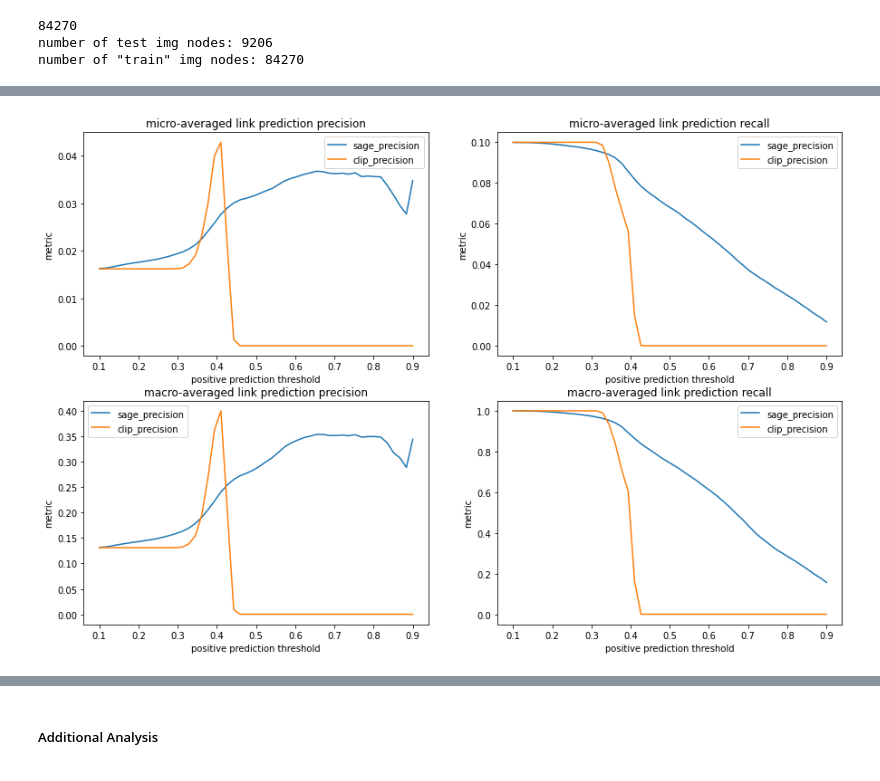
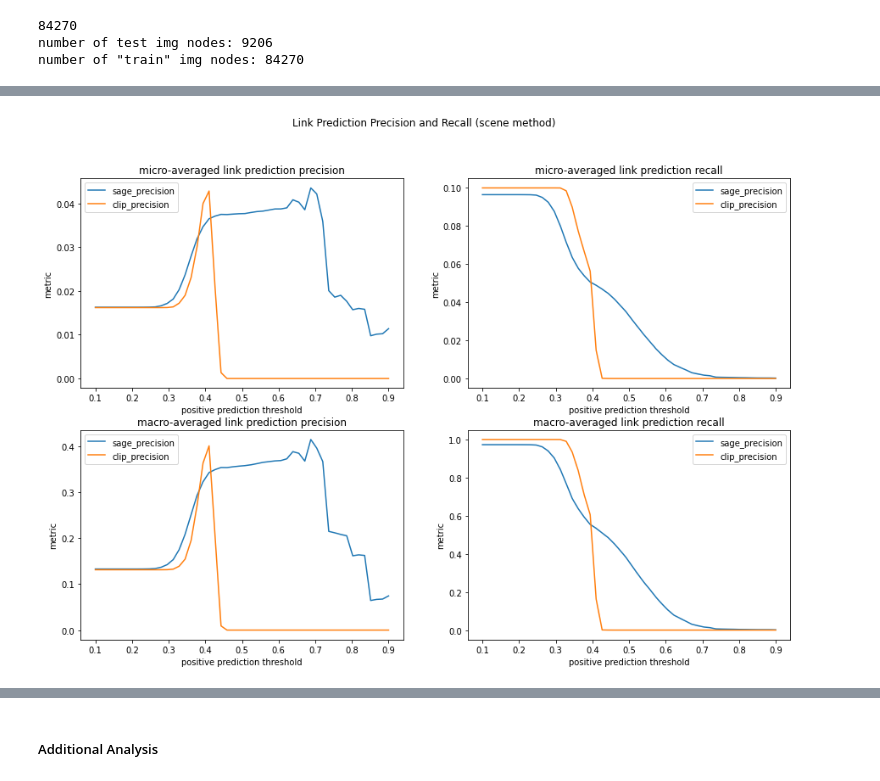
Before and after one commit to tanyanaheta/capstone-mmkg, a Jupyter notebook: notebooks/validation_exp_all.ipynb, the cells around one changed output, grey strips where cells are left out. Cells and saved outputs as stored; diff of their text form; code cells hidden in the pictures.

```diff
--- a/notebooks/validation_exp_all.ipynb
+++ b/notebooks/validation_exp_all.ipynb
@@ -305,8 +312,9 @@ Using GPU
 # %% [markdown]
 ## Select reconnection method
 # %%
-#reconnection_method = 'scene'
-reconnection_method = 'cosine'
+reconnection_method = 'scene'
+#reconnection_method = 'cosine'
+#reconnection_method = 'self'
 # %% [markdown]
 ## Graph Training
 # %%
@@ -543,8 +534,9 @@ if reconnection_method == 'scene':
 # %% [markdown]
 #### Add Edges to Eval Subgraph
 # %%
-edge_data = {'_ID': torch.arange(torch.max(eval_subgraph.edata['_ID'])+1, torch.max(eval_subgraph.edata['_ID'])+1+len(u), dtype=torch.int64).to(device)}
-eval_subgraph.add_edges(torch.LongTensor(u).to(device), torch.LongTensor(v).to(device), data=edge_data)
+if reconnection_method == 'cosine' or reconnection_method == 'scene':
+    edge_data = {'_ID': torch.arange(torch.max(eval_subgraph.edata['_ID'])+1, torch.max(eval_subgraph.edata['_ID'])+1+len(u), dtype=torch.int64).to(device)}
+    eval_subgraph.add_edges(torch.LongTensor(u).to(device), torch.LongTensor(v).to(device), data=edge_data)
 eval_subgraph = eval_subgraph.add_self_loop()
 # %% [markdown]
 ##### Convert DGL Graph into GraphSAGE Compatible Object
@@ -892,7 +904,7 @@ if reconnection_method == 'cosine':
             u_test += [test_img_node, train_img_node]
             v_test += [train_img_node, test_img_node]
 
-elif reconnection_method == 'scene':
+if reconnection_method == 'scene':
 
     ## every eval-validation image:
     ##### find all eval-train scenes it is connected to in the eval_subgraph
@@ -901,19 +913,18 @@ elif reconnection_method == 'scene':
     u_test = []
     v_test = []
 
-    for eval_test_img_id in tqdm(eval_test_img_ids):
-        matching_eval_train_scenes = get_scene_edges(eval_test_img_id,
-                                                    input_graph=datamodule.g_bid,
-                                                    eval_train_scene_ids=eval_train_scene_ids)
+    for test_img_id in tqdm(test_img_ids):
+        matching_eval_train_scenes = get_scene_edges_test(test_img_id, test_eval_subgraph, test_subgraph,
+                                                          eval_train_scene_ids, test_scene_ids, test_train_scene_node_mapper)
 
         if matching_eval_train_scenes.size(dim=0) > 0:
             for scene in matching_eval_train_scenes:
-                u_test += [eval_test_img_id.item(), scene.item()]
-                v_test += [scene.item(), eval_val_img_id.item()]
+                u_test += [test_img_id.item(), scene.item()]
+                v_test += [scene.item(), test_img_id.item()]
 
-
-test_edge_data = {'_ID': torch.arange(torch.max(test_eval_subgraph.edata['_ID'])+1, torch.max(test_eval_subgraph.edata['_ID'])+1+len(u), dtype=torch.int64).to(device)}
-test_eval_subgraph.add_edges(torch.LongTensor(u_test).to(device), torch.LongTensor(v_test).to(device), data=test_edge_data)
+if reconnection_method == 'cosine' or reconnection_method == 'scene':
+    test_edge_data = {'_ID': torch.arange(torch.max(test_eval_subgraph.edata['_ID'])+1, torch.max(test_eval_subgraph.edata['_ID'])+1+len(u_test), dtype=torch.int64).to(device)}
+    test_eval_subgraph.add_edges(torch.LongTensor(u_test).to(device), torch.LongTensor(v_test).to(device), data=test_edge_data)
 test_eval_subgraph = test_eval_subgraph.add_self_loop()
 # %%
 # Step 5: Turn DGL graph into DataLoader object for GraphSAGE forward inference
@@ -1109,0 +1069,11 @@ Name: 39, dtype: float64
+# %%
+print('Best SAGE metrics: ')
+macro_metrics = ['recall_macro', 'precision_macro', 'f1_macro']
+metrics_dfs = {'sage': test_sage_metrics, 'clip': test_clip_metrics}
+best_rows = {}
+for method in ['sage', 'clip']:
+    best_rows[method] = {}
+    metric_df = metrics_dfs[method]
+    for metric in macro_metrics:
+        best_rows[method][metric] = metric_df[metric_df[metric]==metric_df[metric].max()][['threshold']+macro_metrics].iloc[0,:]
+        print(f'Metrics at best {metric}:\n', best_rows[method][metric])
@@ -1110,23 +1098,24 @@ Name: 39, dtype: float64
 # %%
 import matplotlib.pyplot as plt
 
 # test_sage_micro_threshold_metrics = test_sage_clip_metrics[test_sage_clip_metrics['method']=='sage'][['threshold', 'precision_micro', 'recall_micro']]
 # test_clip_micro_threshold_metrics = test_sage_clip_metrics[test_sage_clip_metrics['method']=='clip'][['threshold', 'precision_micro', 'recall_micro']]
 # test_sage_macro_threshold_metrics = test_sage_clip_metrics[test_sage_clip_metrics['method']=='sage'][['threshold', 'precision_macro', 'recall_macro']]
 # test_clip_macro_threshold_metrics = test_sage_clip_metrics[test_sage_clip_metrics['method']=='sage'][['threshold', 'precision_macro', 'recall_macro']]
 
 fig, axs = plt.subplots(2, 2, figsize=(15,10))
 for i, avg_type in enumerate(['micro', 'macro']):
     legend = []
     for j, metric in enumerate(['precision', 'recall']):
         for method in ['sage', 'clip']:
             axs[i,j].plot(test_sage_clip_metrics[test_sage_clip_metrics['method']==method]['threshold'],
                     test_sage_clip_metrics[test_sage_clip_metrics['method']==method][f'{metric}_{avg_type}'])
             legend += [f'{method}_{metric}']
         axs[i,j].legend(legend)
         axs[i,j].set_xlabel('positive prediction threshold')
         axs[i,j].set_ylabel('metric')
         axs[i,j].set_title(f'{avg_type}-averaged link prediction {metric}')
+fig.suptitle(f'Link Prediction Precision and Recall ({reconnection_method} method)')
 plt.show()
 # %% [output]
-[figure, old version]
+[figure, new version]
```
Also changed, not shown: parts of 32 cells of this notebook, 1 other file.
